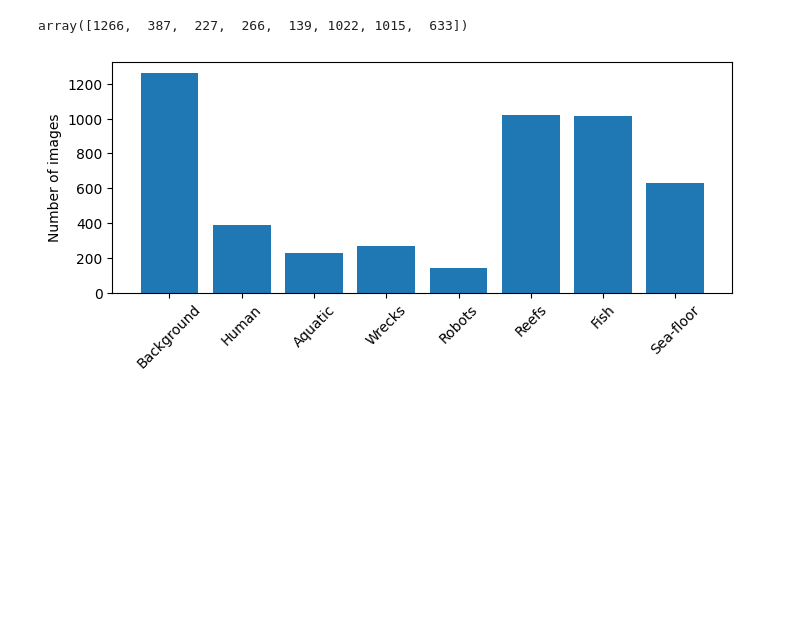
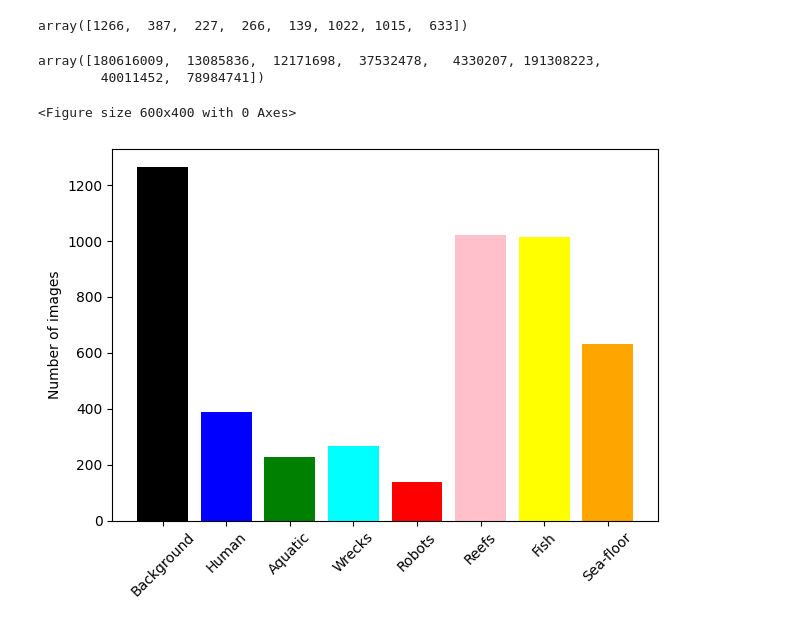
Before and after one commit to AkosKappel/ComputerVision, a Jupyter notebook: assignment-4/EDA.ipynb, the cells around one changed output. Drawn from its saved outputs; the diff is of its cells as text; code cells hidden in the pictures; blank space fills up the shorter version.

Commit message:
calculate weights for each class

```diff
--- a/assignment-4/EDA.ipynb
+++ b/assignment-4/EDA.ipynb
@@ -40,6 +40,7 @@ class_codes = {
     6: [1, 1, 0],  # Yellow
     7: [1, 1, 1],  # White
 }
+class_colors = ['black', 'blue', 'green', 'cyan', 'red', 'pink', 'yellow', 'orange']
 
 for i, name in enumerate(class_names):
     print(f'Class {i}: {name}')
@@ -319,20 +320,39 @@ Found 84 masks with invalid pixel values
 # %%
 # Calculate in how many images each class appears
-category_counts = np.zeros(num_classes, dtype=np.int32)
+category_image_counts = np.zeros(num_classes, dtype=np.int32)
 for mask in train_masks:
     for class_id, class_color in class_codes.items():
         color = np.array(class_color) * 255.0
         if np.all(mask == color, axis=-1).any():
-            category_counts[class_id] += 1
-category_counts
+            category_image_counts[class_id] += 1
+category_image_counts
 # %% [output]
 array([1266,  387,  227,  266,  139, 1022, 1015,  633])
+# %%
+# Calculate in how many images each class appears
+category_pixel_counts = np.zeros(num_classes, dtype=np.int32)
+for mask in train_masks:
+    for class_id, class_color in class_codes.items():
+        color = np.array(class_color) * 255.0
+        category_pixel_counts[class_id] += np.sum(np.all(mask == color, axis=-1))
+category_pixel_counts
+# %% [output]
+array([180616009,  13085836,  12171698,  37532478,   4330207, 191308223,
+        40011452,  78984741])
 # %%
 # Plot histogram of class counts
-plt.figure(figsize=(8, 3))
-plt.bar(list(map(lambda x: x.split(' ')[0], class_names)), category_counts)
-plt.ylabel('Number of images')
+plt.figure(figsize=(6, 4))
+names = list(map(lambda x: x.split(' ')[0], class_names))
+
+# Create the bar plot with different colors for each column
+fig, ax = plt.subplots()
+for i, count in enumerate(category_image_counts):
+    ax.bar(names[i], count, color=class_colors[i])
+
+ax.set_ylabel('Number of images')
 plt.xticks(rotation=45)
+plt.tight_layout()
 plt.show()
 # %% [output]
+<Figure size 600x400 with 0 Axes>
-[figure, old version]
+[figure, new version]
```
Also changed, not shown: parts of 3 cells of this notebook, 1 other file.
